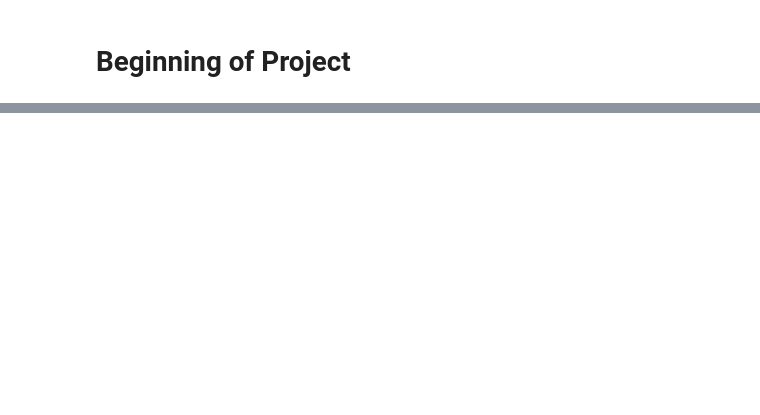
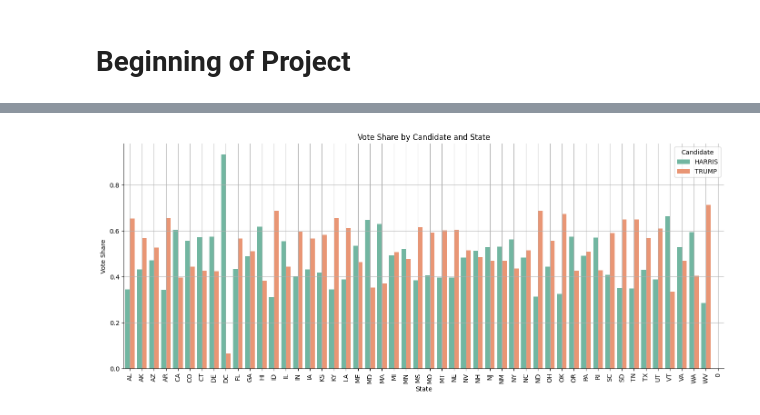
Before and after one commit to MaxObes/econ-570-final-project, a Jupyter notebook: econ570.ipynb, the cells around one changed output, grey strips where cells are left out. Saved outputs shown, nothing was run; the diff lists cells and outputs as text; code cells hidden in the pictures; blank space fills up the shorter version.

Commit message:
added barchart of votes.

```diff
--- a/econ570.ipynb
+++ b/econ570.ipynb
@@ -59,3 +70,47 @@ print(binned_counts.head())
+# %%
+# Read election results
+elec_df = pd.read_excel("2024presgeresults.xlsx")
+elec_df.fillna(0, inplace=True)
+
+# Drop minor candidates to match donation focus
+irrelevant = ['AYYADURAI', 'BOWMAN', 'DE LA CRUZ', 'DUNCAN', 'EBKE', 'EVERYLOVE', 'FRUIT', 'GARRITY', 'HUBER',
+              'KENNEDY', 'KISHORE', 'OLIVER', 'PRESTON', 'SKOUSEN', 'SONSKI', 'STEIN', 'STODDEN', 'SUPREME',
+              'TERRY', 'WELLS', 'WEST', 'WOOD', 'NONE OF THESE CANDIDATES', 'WRITE-INS (SCATTERED)']
+elec_df.drop(columns=irrelevant, inplace=True)
+
+# reformat data for plotting and calculate share of votes
+elec_df = elec_df[["STATE", "HARRIS", "TRUMP"]]
+elec_df = elec_df.drop(index=elec_df.index[49:73])
+elec_df = elec_df.dropna()
+harris_share = elec_df["HARRIS"] / (elec_df["HARRIS"] + elec_df["TRUMP"])
+trump_share = elec_df["TRUMP"] / (elec_df["HARRIS"] + elec_df["TRUMP"])
+elec_df["HARRIS"] = harris_share
+elec_df["TRUMP"] = trump_share
+
+elec_df_h = elec_df[["STATE", "HARRIS"]]
+elec_df_h["CAND"] = "HARRIS"
+elec_df_h.columns = ["STATE", "VOTES", "CAND"]
+
+elec_df_t = elec_df[["STATE", "TRUMP"]]
+elec_df_t["CAND"] = "TRUMP"
+elec_df_t.columns = ["STATE", "VOTES", "CAND"]
+
+elec_df = pd.concat([elec_df_h, elec_df_t], ignore_index=True)
+
+# plot data
+plt.figure(figsize=(14, 6))
+sns.barplot(data=elec_df, x="STATE", y="VOTES", hue="CAND", palette="Set2")
+sns.despine()
+plt.title("Vote Share by Candidate and State")
+plt.xlabel("State")
+plt.ylabel("Vote Share")
+plt.xticks(rotation=90)
+plt.tight_layout()
+plt.legend(title="Candidate")
+plt.grid()
+plt.show()
+# %% [output]
+[figure, added]
 # %%
 # Group donations by state, ZIP, and candidate
 grouped = cf_df.groupby(["contbr_st", "contbr_zip", "cand_nm"])["contb_receipt_amt"].sum().reset_index()
```
Also changed, not shown: parts of 4 cells of this notebook, 1 other file.
